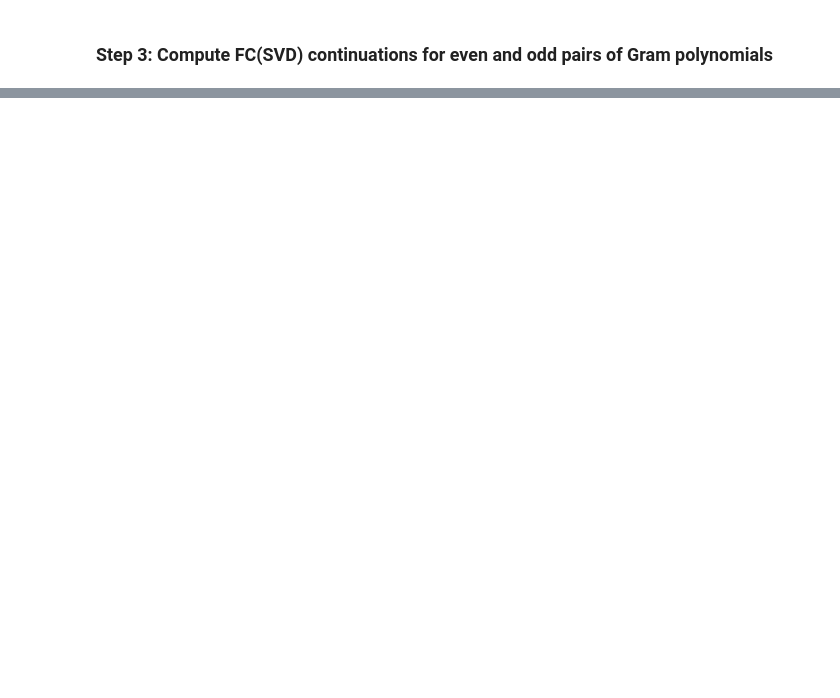
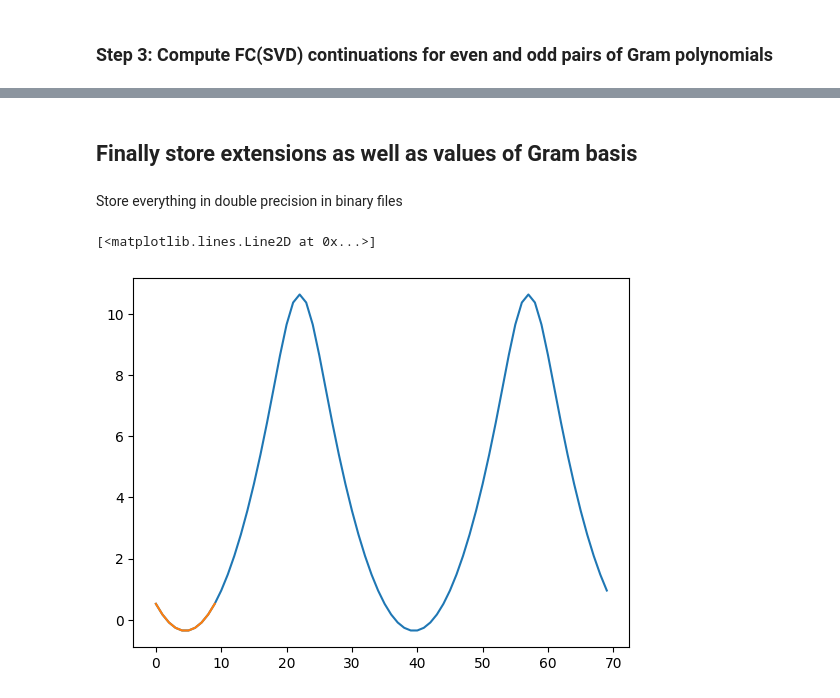
Before and after one commit to KunkelAlexander/fdm-hybrid-scheme, a Jupyter notebook: demonstration/HRFeGram.ipynb, the cells around one changed output, grey strips where cells are left out. Drawn from its saved outputs; the diff is of its cells as text; code cells hidden in the pictures; blank space fills up the shorter version.

```diff
--- a/demonstration/HRFeGram.ipynb
+++ b/demonstration/HRFeGram.ipynb
@@ -405,0 +321,10 @@ plt.show()
+# %%
+fig, axs = plt.subplots(r, 2, figsize=(3.54*2, 3.54*4), dpi=600)
+
+for i, (ybasis, yrec) in enumerate(zip(evenbasis, evenfrecs)):
+    y = [mp.im(yrec[i]) for i in range(len(yrec))]
+    axs[i,0].plot(xext, y)
+for i, (ybasis, yrec) in enumerate(zip(oddbasis, oddfrecs)):
+    y = [mp.im(yrec[i]) for i in range(len(yrec))]
+    axs[i,1].plot(xext, y)
+plt.show()
@@ -405,0 +381,3 @@ plt.show()
+# %%
+for i in range(r):
+    print(f"f{i}_even: {evenerrors[i]} f{i}_odd: {odderrors[i]}")
@@ -405,0 +395,39 @@ plt.show()
+# %% [markdown]
+## Finally store extensions as well as values of Gram basis
+# %%
+xstore = mp.matrix(1, 70)
+for i in range(70):
+    xstore[i] = 1 - Delta + i * h
+
+F = mp.matrix(20, 70)
+
+mode = M_EVEN_K
+
+for i in range(r):
+    F[i, :] = reconstruct(xstore, evencoeffs[i], g, Gamma, Delta, d, mode)
+
+mode = M_ODD_K
+for i in range(r):
+    F[i+10, :] = reconstruct(xstore, oddcoeffs[i], g, Gamma, Delta, d, mode)
+
+Pr = mp.matrix(10, nDelta)
+Pl = mp.matrix(10, nDelta)
+for i in range(r):
+    Pr[i, :] = rgs.evaluateBasis(rightBoundary, i)
+    Pl[i, :] = lgs.evaluateBasis(leftBoundary, i)
+# %% [markdown]
+Store everything in double precision in binary files
+# %%
+reF = np.array(F.apply(mp.re), dtype=float).reshape(20, 70)
+reF.tofile(f"nD={nDelta}_nd={nd}_g={g}_Gamma={Gamma}.bin")
+rePr = np.array(Pr, dtype=float).reshape(10, nDelta)
+rePr.tofile(f"Pright_nD={nDelta}.bin")
+rePl = np.array(Pl, dtype=float).reshape(10, nDelta)
+rePl.tofile(f"Pleft_nD={nDelta}.bin")
+# %%
+i = 2
+plt.plot(reF[i, :])
+plt.plot(rePr[i, :])
+# %% [output]
+[<matplotlib.lines.Line2D at 0x...>]
+[figure, added]
```
Also changed, not shown: parts of 27 cells of this notebook, 4 other files.
